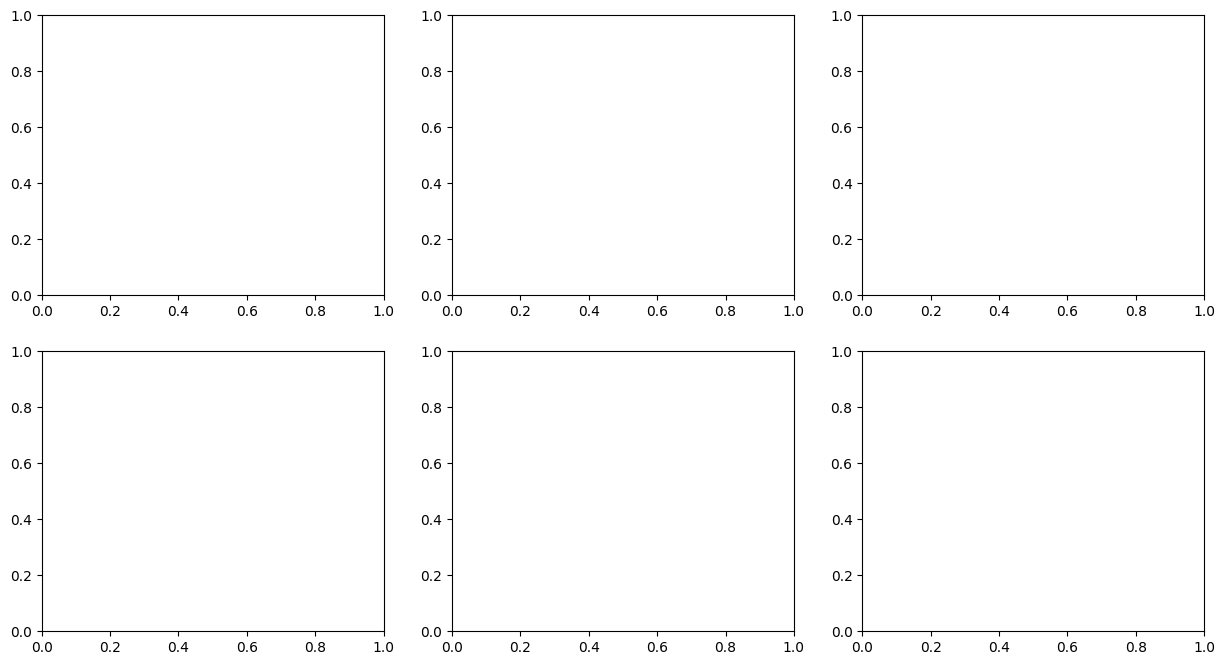
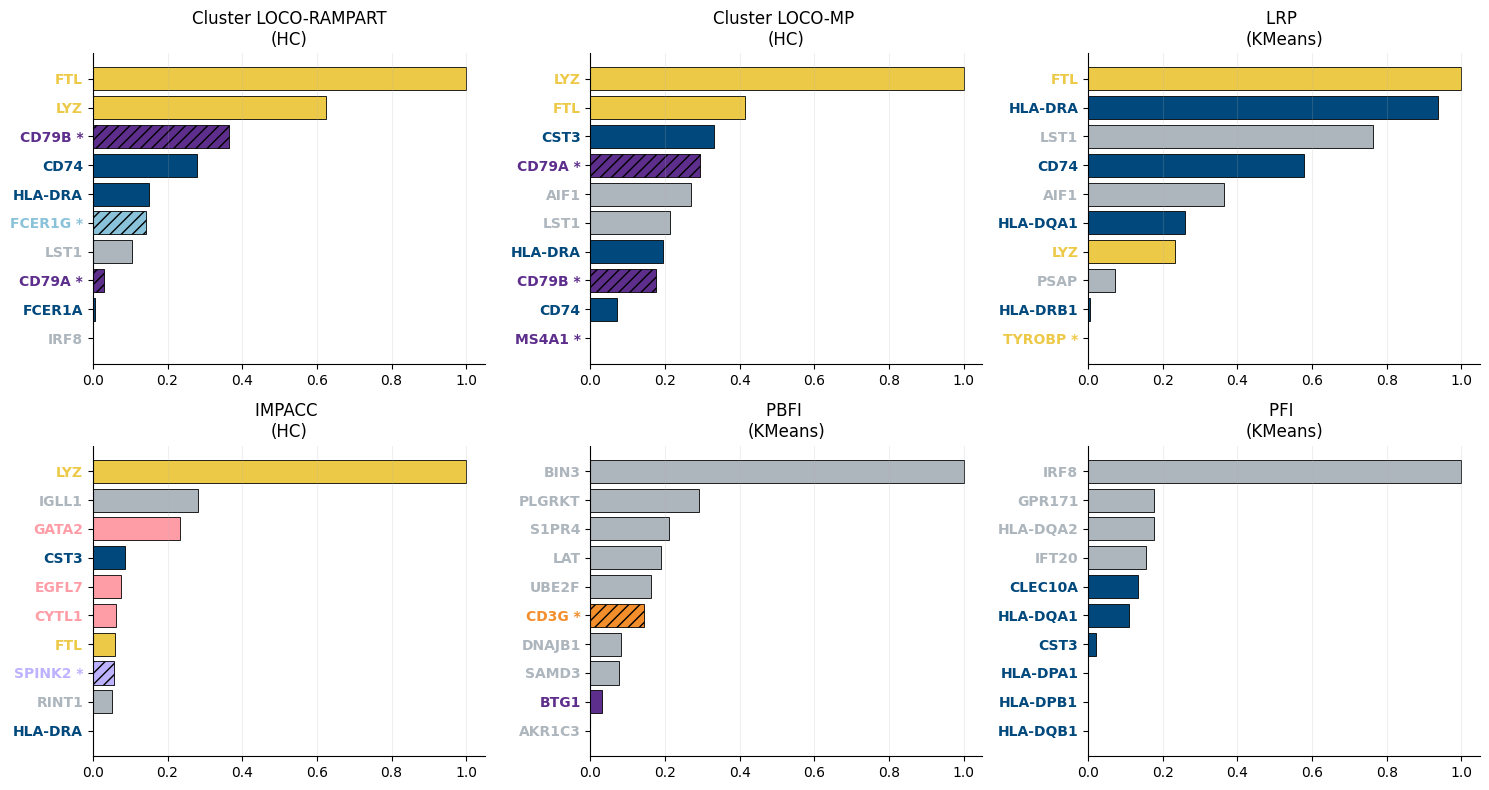
Unified diff of the notebook cell whose output changed from the first chart to the second:
--- before
+++ after
@@ -14,5 +14,5 @@
         ax=ax[i]
     )
-    ax[i+1].set_title(method[i])
+    ax[i].set_title(method[i])
 fig.tight_layout()
 # fig.savefig('../figures/global_pbmc_comparison.pdf',

Commit: make package, finish README and compatibility tests